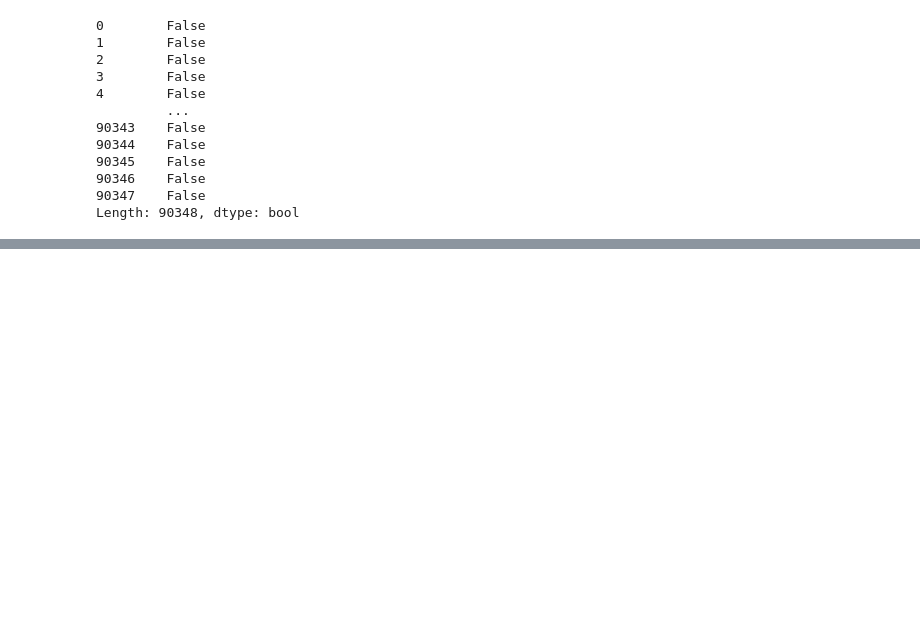
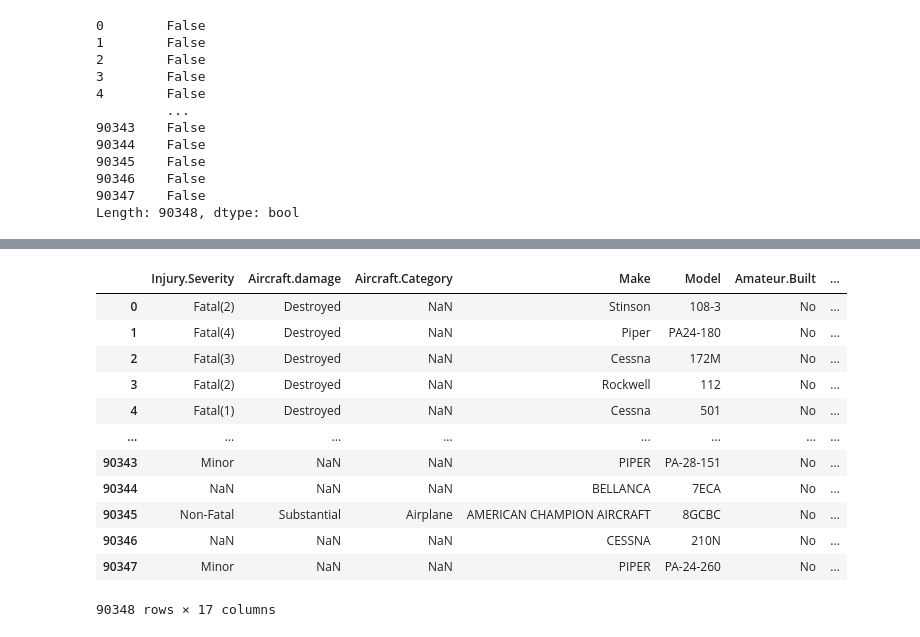
Before and after one commit to angelawachira-eng/Phase_1_-Aviation_Project, a Jupyter notebook: Assignments/Phase1/Phase_1_Project/student.ipynb, the cells around one changed output, grey strips where cells are left out. Saved outputs shown, nothing was run; the diff lists cells and outputs as text; code cells hidden in the pictures; blank space fills up the shorter version.

Commit message:
Filtering my columns

```diff
--- a/Assignments/Phase1/Phase_1_Project/student.ipynb
+++ b/Assignments/Phase1/Phase_1_Project/student.ipynb
@@ -151,0 +189,18 @@ Length: 90348, dtype: bool
+# %%
+#Filtering and creating a new data frame using columns I will use
+new_df = df_aviation_data[["Injury.Severity","Aircraft.damage","Aircraft.Category","Make","Model","Amateur.Built","Number.of.Engines","Engine.Type","FAR.Description","Purpose.of.flight","Air.carrier","Total.Fatal.Injuries","Total.Serious.Injuries","Total.Minor.Injuries","Total.Uninjured","Weather.Condition","Broad.phase.of.flight"]]
+new_df
+# %% [output]
+|  | Injury.Severity | Aircraft.damage | Aircraft.Category | Make | Model | Amateur.Built | ... |
+| 0 | Fatal(2) | Destroyed | NaN | Stinson | 108-3 | No | ... |
+| 1 | Fatal(4) | Destroyed | NaN | Piper | PA24-180 | No | ... |
+| 2 | Fatal(3) | Destroyed | NaN | Cessna | 172M | No | ... |
+| 3 | Fatal(2) | Destroyed | NaN | Rockwell | 112 | No | ... |
+| 4 | Fatal(1) | Destroyed | NaN | Cessna | 501 | No | ... |
+| ... | ... | ... | ... | ... | ... | ... | ... |
+| 90343 | Minor | NaN | NaN | PIPER | PA-28-151 | No | ... |
+| 90344 | NaN | NaN | NaN | BELLANCA | 7ECA | No | ... |
+| 90345 | Non-Fatal | Substantial | Airplane | AMERICAN CHAMPION AIRCRAFT | 8GCBC | No | ... |
+| 90346 | NaN | NaN | NaN | CESSNA | 210N | No | ... |
+| 90347 | Minor | NaN | NaN | PIPER | PA-24-260 | No | ... |
+90348 rows × 17 columns
```
Also changed, not shown: parts of 5 cells of this notebook.
